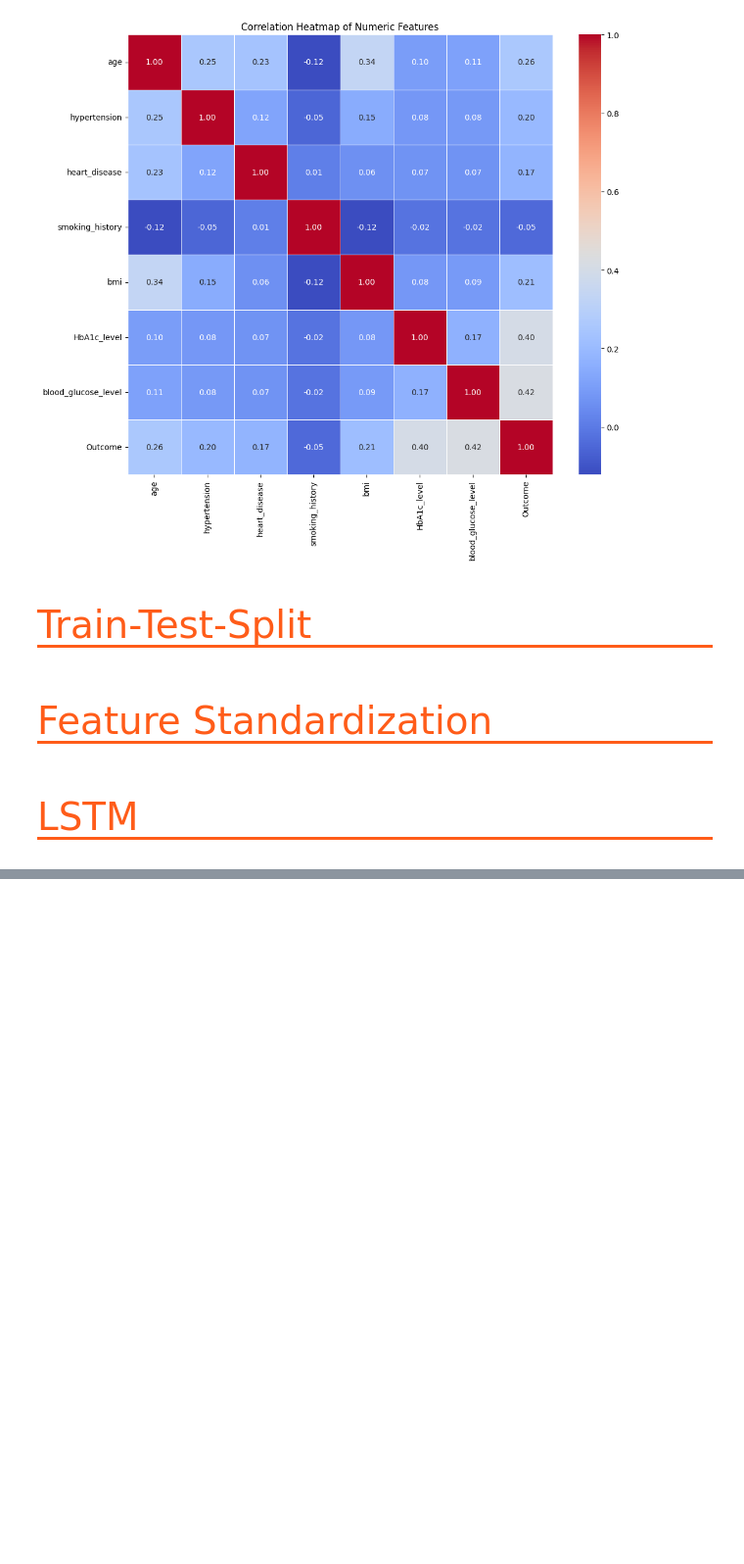
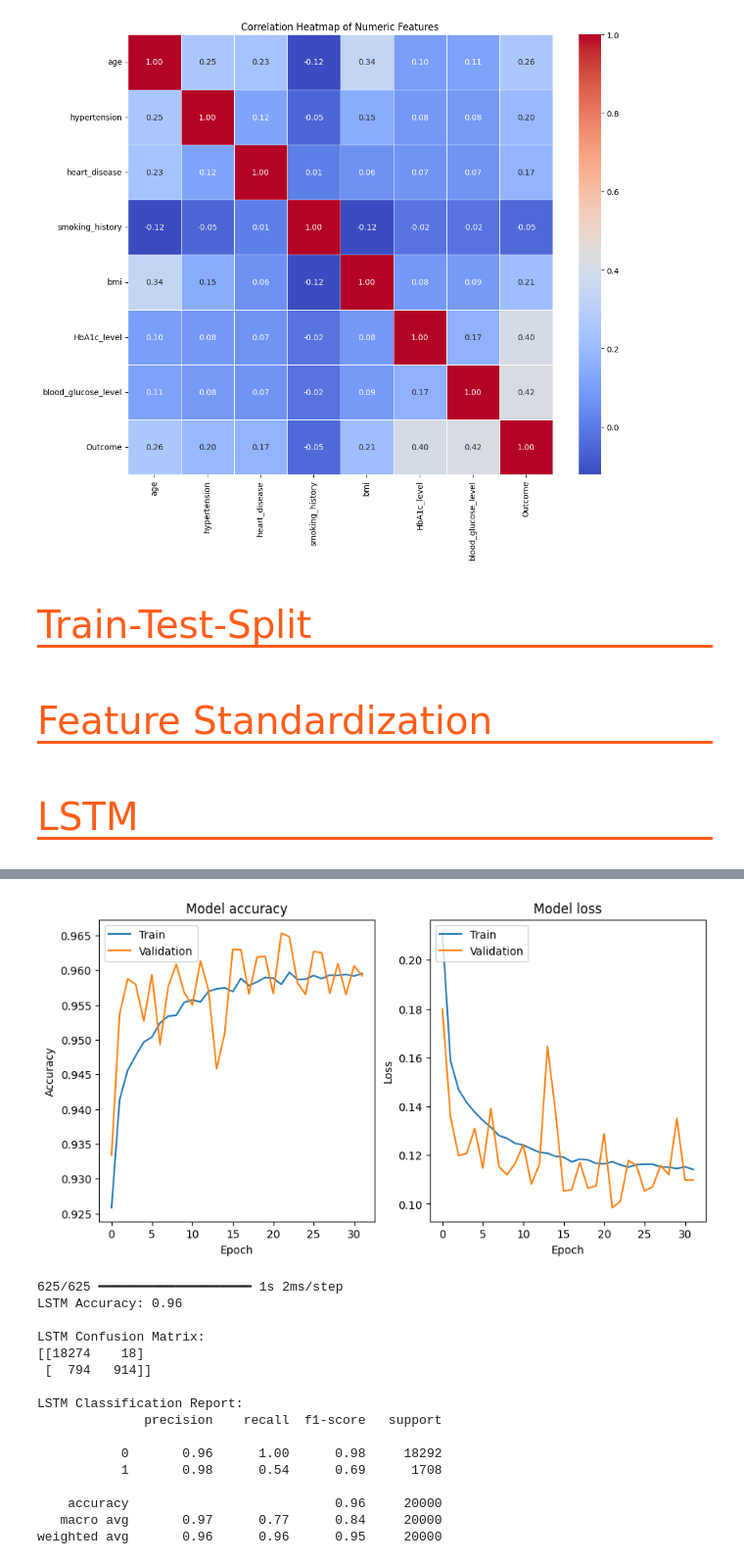
Before and after one commit to WeyoriJoshua/Projects, a Jupyter notebook: DIABETES_PREDICTION_LSTM.ipynb, the cells around one changed output, grey strips where cells are left out. Shown at 98% size. Drawn from its saved outputs; the diff is of its cells as text; code cells hidden in the pictures; blank space fills up the shorter version.

```diff
--- a/DIABETES_PREDICTION_LSTM.ipynb
+++ b/DIABETES_PREDICTION_LSTM.ipynb
@@ -190,21 +190,57 @@ X_train, X_test, y_train, y_test = train_test_split(features, labels, test_size=
 # %% [markdown]
 # <p style="font-family:JetBrains Mono; font-weight:normal; letter-spacing: 2px; color:#FF5C19; font-size:140%; text-align:left;padding: 0px; border-bottom: 3px solid #FF5C19">LSTM</p>
 # %%
-from keras.regularizers import l2
 from tensorflow import keras
 from keras.layers import Input, LSTM, Dropout, Dense
-from keras.models import Model, Sequential # Import Sequential here
+from keras.models import Model, Sequential
+from keras.callbacks import EarlyStopping # Add this for early stopping functionality
+
 
 X_train_lstm = X_train.values.reshape((X_train.shape[0], 1, X_train.shape[1]))
 X_test_lstm = X_test.values.reshape((X_test.shape[0], 1, X_test.shape[1]))
 
 lstm_model = Sequential()
 lstm_model.add(LSTM(100, input_shape=(X_train_lstm.shape[1], X_train_lstm.shape[2])))
-lstm_model.add(Dropout(0.2))  # Add dropout with a rate of 0.2
-lstm_model.add(Dense(25, activation='relu'))  # Add an extra dense layer
+lstm_model.add(Dropout(0.2))
+lstm_model.add(Dense(25, activation='relu'))
 lstm_model.add(Dense(1, activation='sigmoid'))
 lstm_model.compile(optimizer='RMSprop', loss='binary_crossentropy', metrics=['accuracy'])
-lstm_model.fit(X_train_lstm, y_train, epochs=50, batch_size=32, verbose=2) # Increased epochs, changed batch size
+
+# Add EarlyStopping to prevent overfitting
+early_stopping = EarlyStopping(monitor='val_loss', patience=10)  # Adjust patience as needed
+
+# Fit the model and store the history
+history = lstm_model.fit(
+    X_train_lstm,
+    y_train,
+    epochs=50,
+    batch_size=32,
+    verbose=2,
+    validation_split=0.2,  # Use 20% of training data for validation
+    callbacks=[early_stopping]  # Apply early stopping
+)
+
+# Plot training & validation accuracy values
+plt.figure(figsize=(10, 5))
+plt.subplot(1, 2, 1)
+plt.plot(history.history['accuracy'])
+plt.plot(history.history['val_accuracy'])
+plt.title('Model accuracy')
+plt.ylabel('Accuracy')
+plt.xlabel('Epoch')
+plt.legend(['Train', 'Validation'], loc='upper left')
+
+# Plot training & validation loss values
+plt.subplot(1, 2, 2)
+plt.plot(history.history['loss'])
+plt.plot(history.history['val_loss'])
+plt.title('Model loss')
+plt.ylabel('Loss')
+plt.xlabel('Epoch')
+plt.legend(['Train', 'Validation'], loc='upper left')
+plt.show()
+
+
 lstm_pred_proba = lstm_model.predict(X_test_lstm)
 lstm_pred = [1 if x > 0.5 else 0 for x in lstm_pred_proba]
 lstm_accuracy = accuracy_score(y_test, lstm_pred)
@@ -238 +274,18 @@ weighted avg       0.96      0.96      0.96     20000
+[figure, added]
+625/625 ━━━━━━━━━━━━━━━━━━━━ 1s 2ms/step
+LSTM Accuracy: 0.96
+
+LSTM Confusion Matrix:
+[[18274    18]
+ [  794   914]]
+
+LSTM Classification Report:
+              precision    recall  f1-score   support
+
+           0       0.96      1.00      0.98     18292
+           1       0.98      0.54      0.69      1708
+
+    accuracy                           0.96     20000
+   macro avg       0.97      0.77      0.84     20000
+weighted avg       0.96      0.96      0.95     20000
 # %%
```
Also changed, not shown: parts of 22 cells of this notebook.
